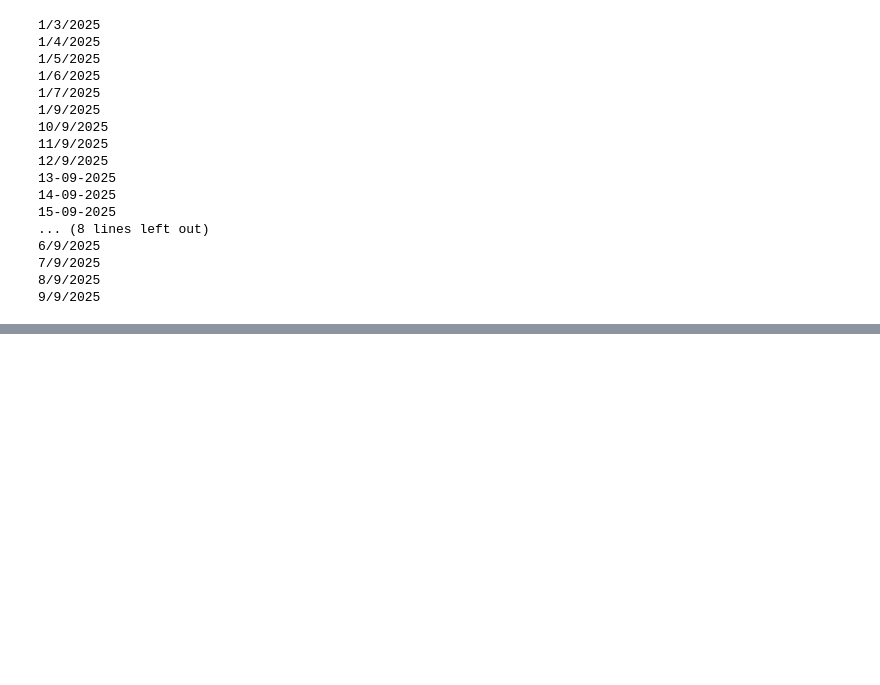
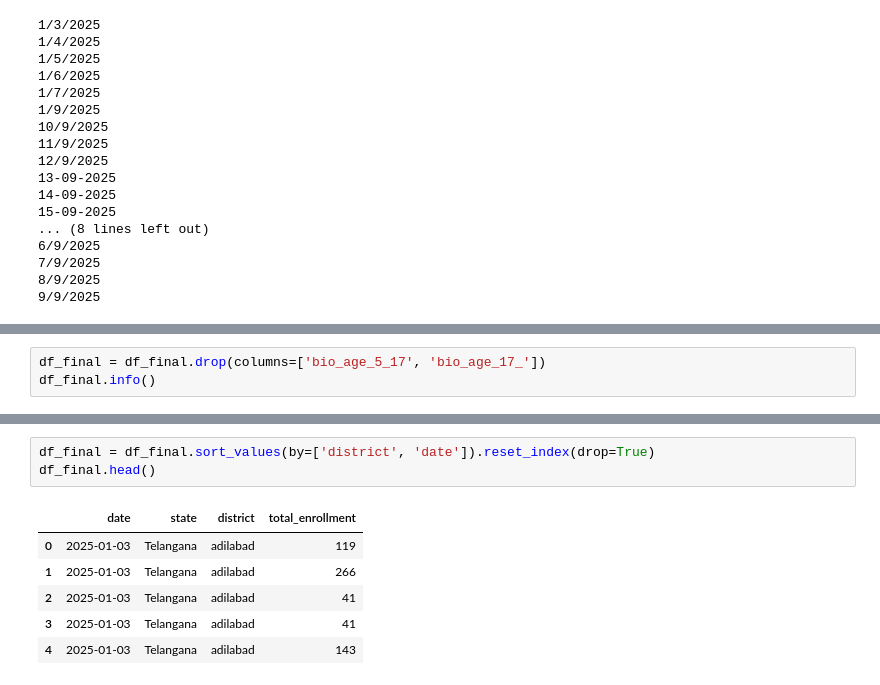
Before and after one commit to hyusa97/aadhaar_enrollment_forecasting, a Jupyter notebook: notebooks/data_extraction.ipynb, the cells around one changed output, grey strips where cells are left out. Saved outputs shown, nothing was run; the diff lists cells and outputs as text; blank space fills up the shorter version.

```diff
--- a/notebooks/data_extraction.ipynb
+++ b/notebooks/data_extraction.ipynb
@@ -151,0 +172,3 @@ pd.reset_option('display.max_rows')
+# %%
+df_final = df_final.drop(columns=['bio_age_5_17', 'bio_age_17_'])
+df_final.info()
@@ -151,0 +187,10 @@ pd.reset_option('display.max_rows')
+# %%
+df_final = df_final.sort_values(by=['district', 'date']).reset_index(drop=True)
+df_final.head()
+# %% [output]
+|  | date | state | district | total_enrollment |
+| 0 | 2025-01-03 | Telangana | adilabad | 119 |
+| 1 | 2025-01-03 | Telangana | adilabad | 266 |
+| 2 | 2025-01-03 | Telangana | adilabad | 41 |
+| 3 | 2025-01-03 | Telangana | adilabad | 41 |
+| 4 | 2025-01-03 | Telangana | adilabad | 143 |
```
Also changed, not shown: parts of 7 cells of this notebook, 2 other files.
